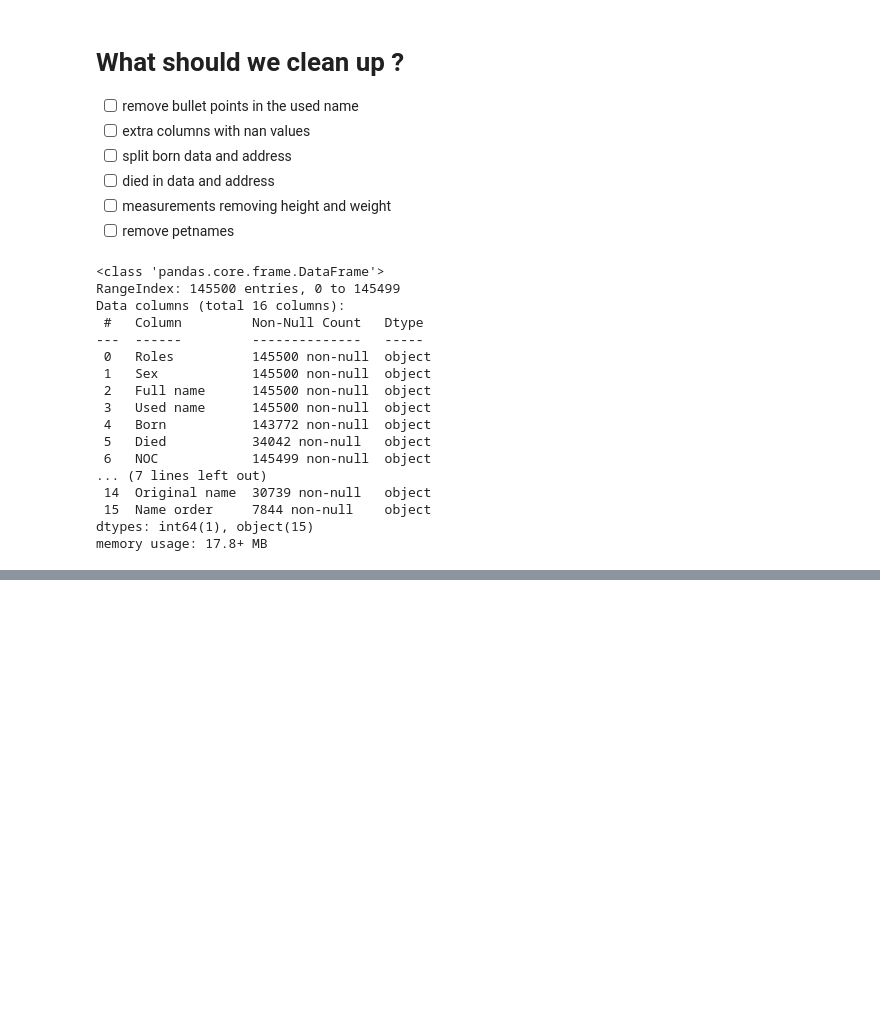
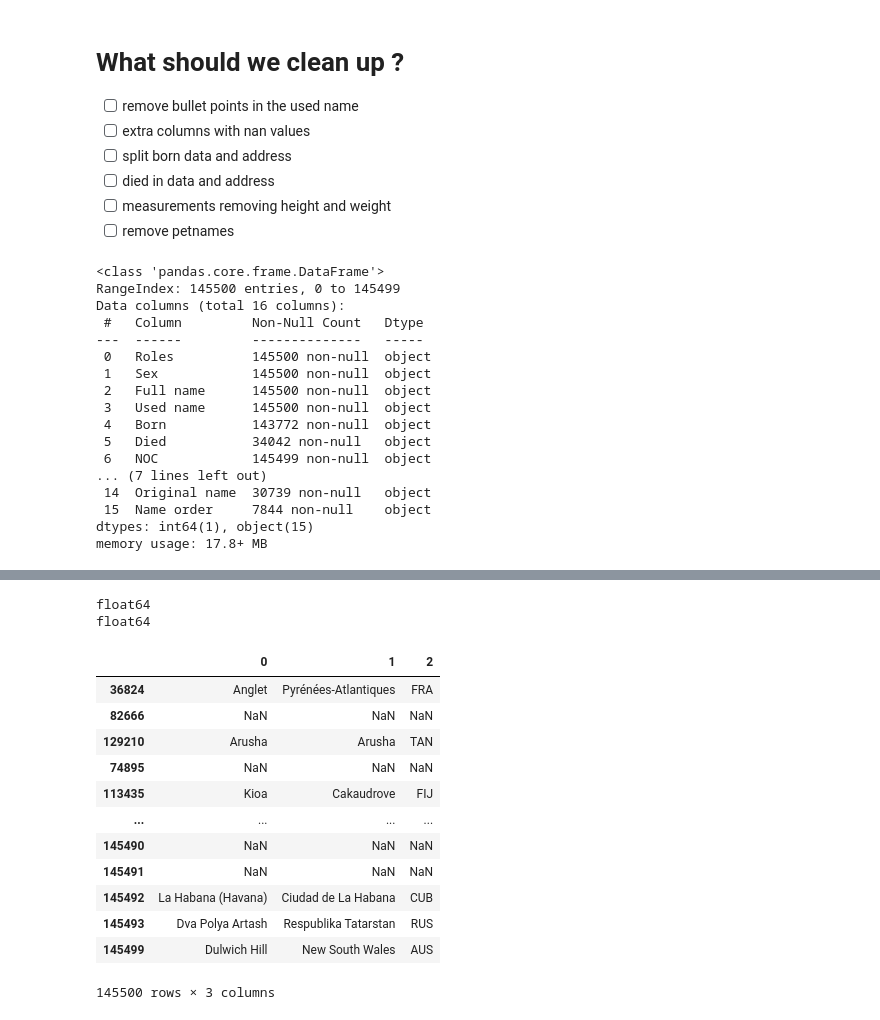
Before and after one commit to SujanRai08/Data_cleaning_Olympics, a Jupyter notebook: cleaning_data.ipynb, the cells around one changed output, grey strips where cells are left out. Drawn from its saved outputs; the diff is of its cells as text; code cells hidden in the pictures; blank space fills up the shorter version.

```diff
--- a/cleaning_data.ipynb
+++ b/cleaning_data.ipynb
@@ -58,0 +199,8 @@ df[['height_cm','weight_kg']] = df['Measurements'].str.split('/', expand=True)
+# %%
+df['height_cm'].dtype
+df['weight_kg'].dtype
+print(df['height_cm'].dtype)
+print(df['weight_kg'].dtype)
+# %% [output]
+float64
+float64
@@ -58,0 +218,30 @@ df[['height_cm','weight_kg']] = df['Measurements'].str.split('/', expand=True)
+# %%
+df = df.sort_values(by=['height_cm', 'weight_kg'], ascending=[True, False])
+# %%
+date_pattern = r'(\d+ \w+ \d{4}|\d{4})'
+df['born_date'] = df['Born'].str.extract(date_pattern)
+df['born_year'] = df['Born'].str.extract(r'(\d{4})')
+# %%
+df['born_date'] = pd.to_datetime(df['born_date'], format="mixed", errors='coerce')
+df['born_year'] = pd.to_numeric(df['born_year'])
+# %%
+df['died_date'] = df['Died'].str.extract(date_pattern)
+df['died_date'] = pd.to_datetime(df['died_date'], format="mixed", errors='coerce')
+# %%
+# get city, region and country from born column
+location = r'in ([\w\s()-]+),([\w\s-]+) \((\w+)\)'
+df['Born'].str.extract(location)
+# %% [output]
+|  | 0 | 1 | 2 |
+| 36824 | Anglet | Pyrénées-Atlantiques | FRA |
+| 82666 | NaN | NaN | NaN |
+| 129210 | Arusha | Arusha | TAN |
+| 74895 | NaN | NaN | NaN |
+| 113435 | Kioa | Cakaudrove | FIJ |
+| ... | ... | ... | ... |
+| 145490 | NaN | NaN | NaN |
+| 145491 | NaN | NaN | NaN |
+| 145492 | La Habana (Havana) | Ciudad de La Habana | CUB |
+| 145493 | Dva Polya Artash | Respublika Tatarstan | RUS |
+| 145499 | Dulwich Hill | New South Wales | AUS |
+145500 rows × 3 columns
```
Also changed, not shown: parts of 21 cells of this notebook, 1 other file.
